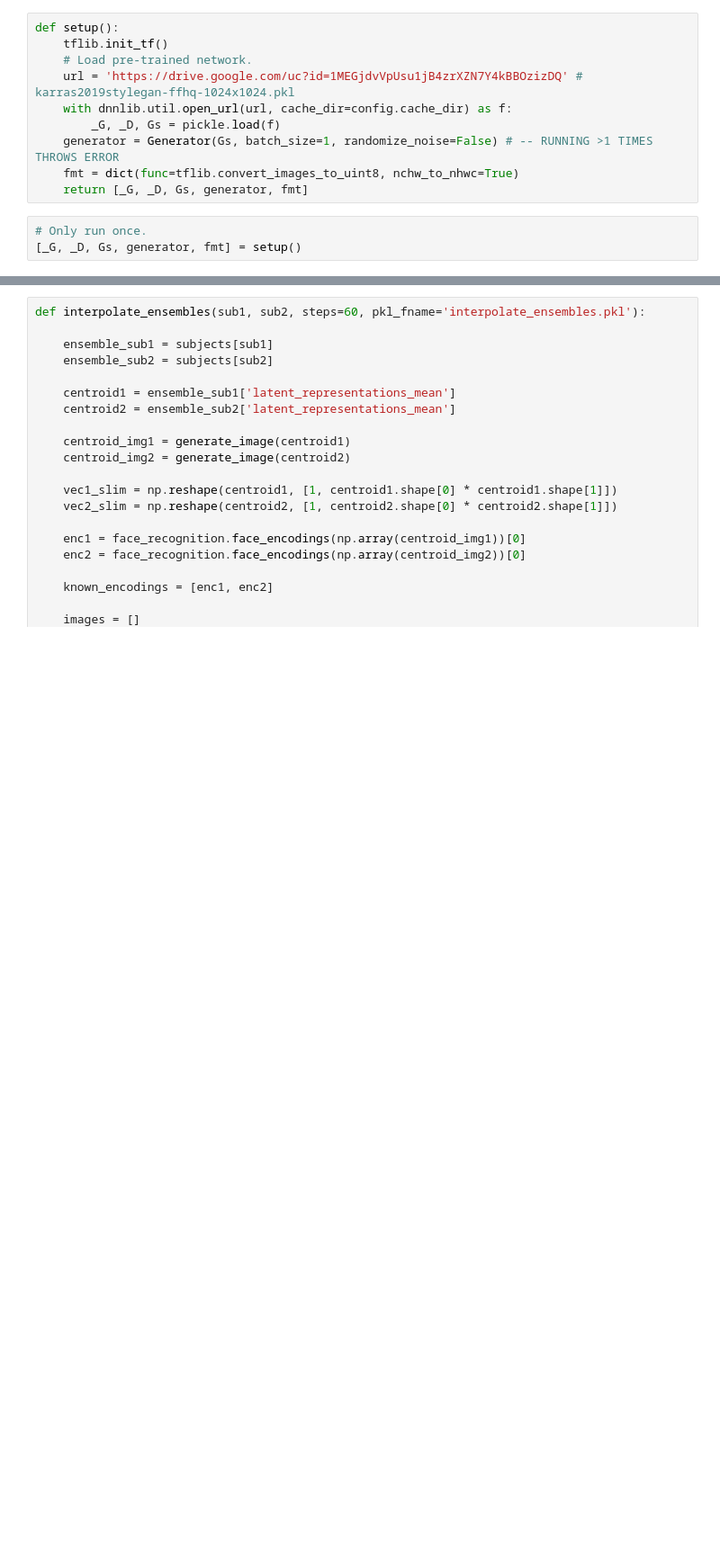
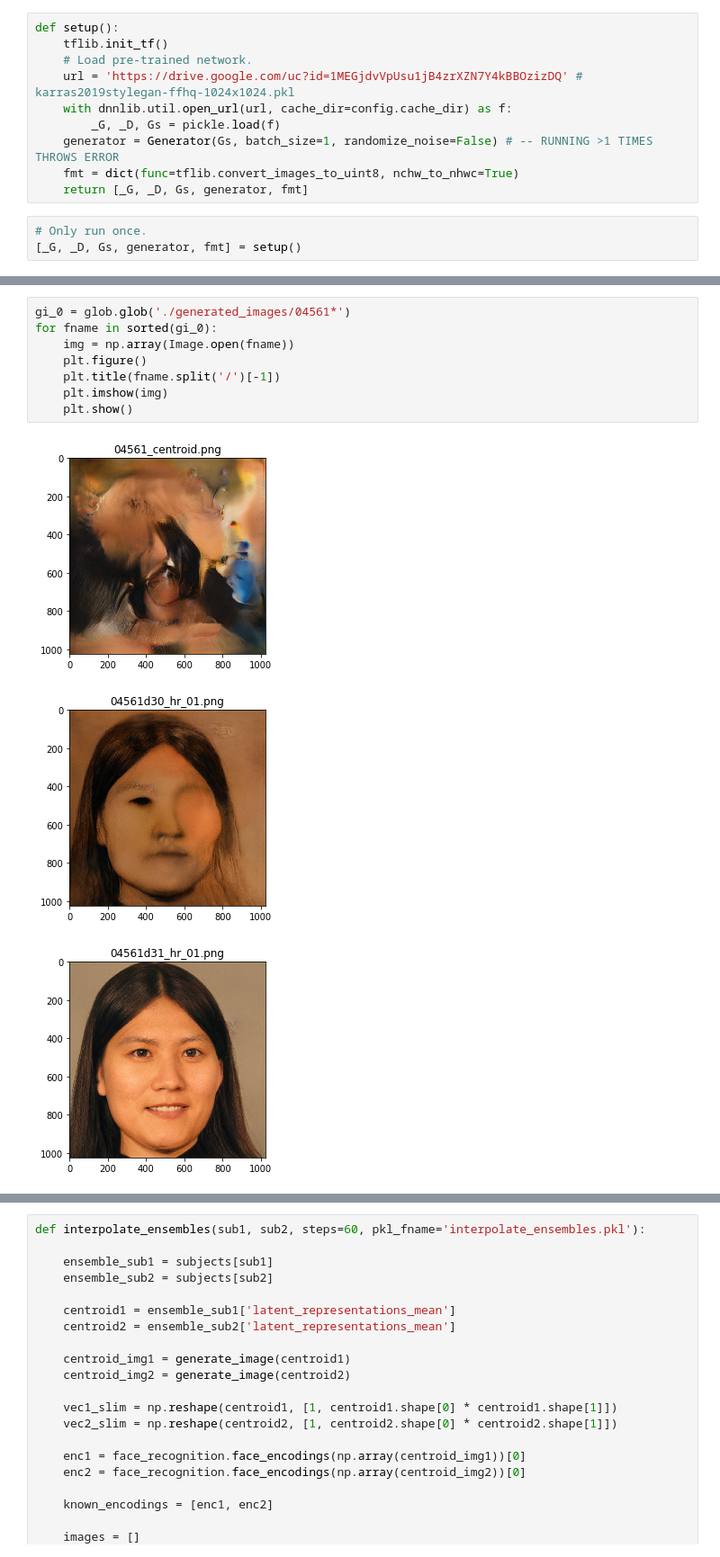
Before and after one commit to pgtinsley/stylegan_tour, a Jupyter notebook: Interpolate_Centroids.ipynb, the cells around one changed output, grey strips where cells are left out. Shown at 90% size. Drawn from its saved outputs; the diff is of its cells as text; blank space fills up the shorter version.

```diff
--- a/Interpolate_Centroids.ipynb
+++ b/Interpolate_Centroids.ipynb
@@ -84,0 +108,12 @@ len(subjects)
+# %%
+gi_0 = glob.glob('./generated_images/04561*')
+for fname in sorted(gi_0):
+    img = np.array(Image.open(fname))
+    plt.figure()
+    plt.title(fname.split('/')[-1])
+    plt.imshow(img)
+    plt.show()
+# %% [output]
+[figure, added]
+[figure, added]
+[figure, added]
```
Also changed, not shown: parts of 32 cells of this notebook, 5 other files.
